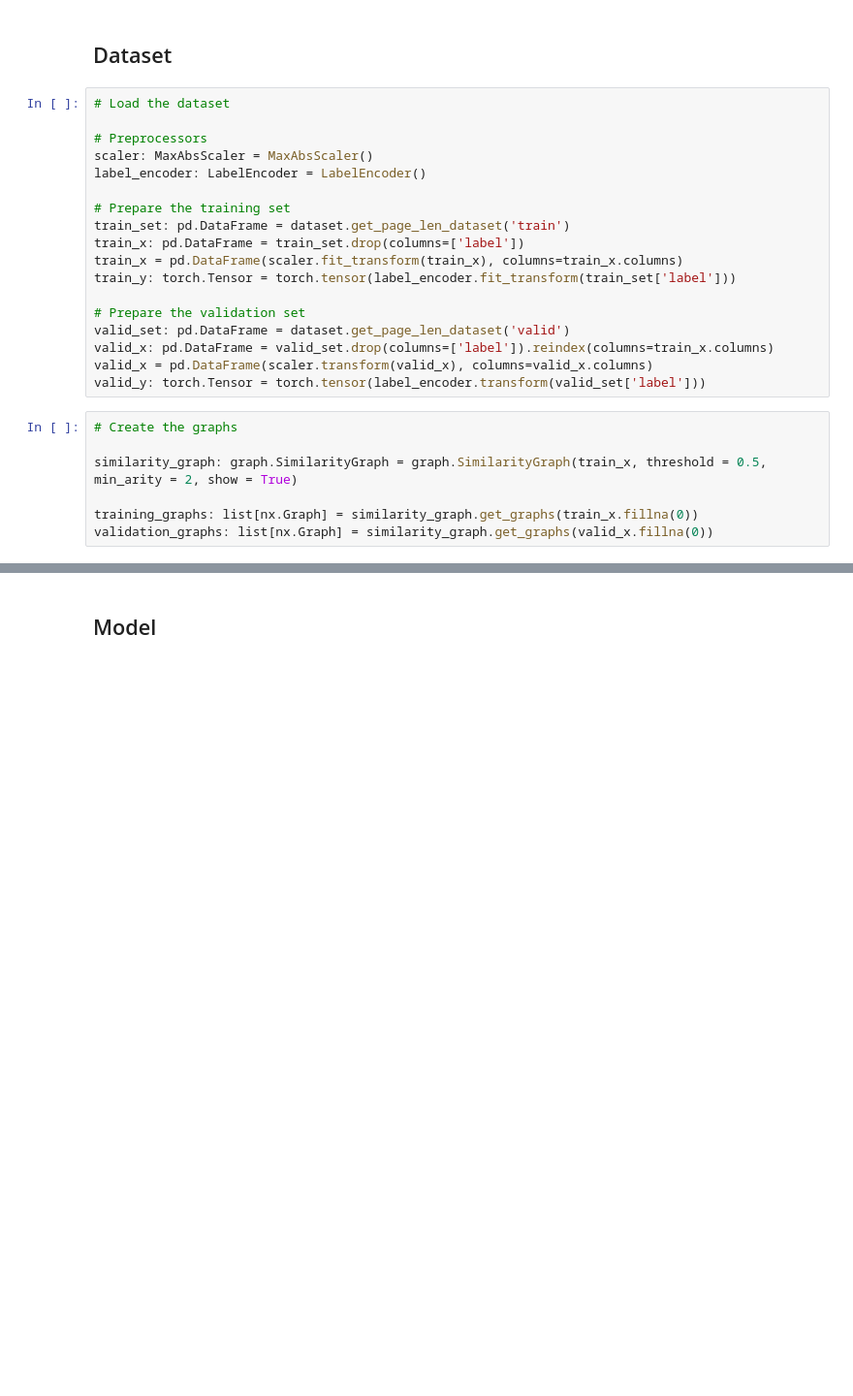
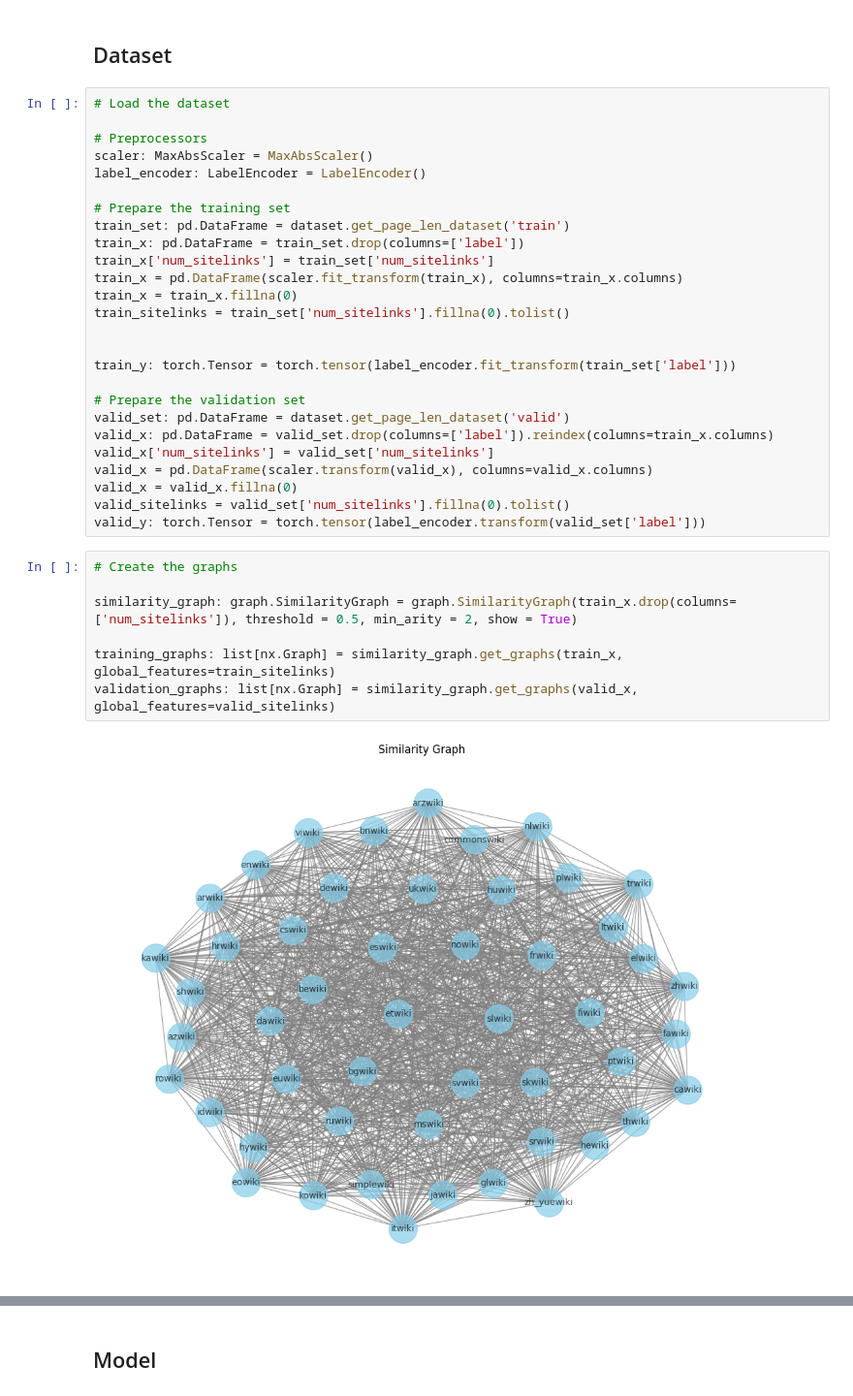
Before and after one commit to Federico010/MNLP, a Jupyter notebook: HW1_MNLP/main.ipynb, the cells around one changed output, grey strips where cells are left out. Shown at 97% size. Cells and saved outputs as stored; diff of their text form; blank space fills up the shorter version.

Commit message:
aggiunta global feature

```diff
--- a/HW1_MNLP/main.ipynb
+++ b/HW1_MNLP/main.ipynb
@@ -34,19 +34,29 @@ label_encoder: LabelEncoder = LabelEncoder()
 # Prepare the training set
 train_set: pd.DataFrame = dataset.get_page_len_dataset('train')
 train_x: pd.DataFrame = train_set.drop(columns=['label'])
+train_x['num_sitelinks'] = train_set['num_sitelinks']
 train_x = pd.DataFrame(scaler.fit_transform(train_x), columns=train_x.columns)
+train_x = train_x.fillna(0)
+train_sitelinks = train_set['num_sitelinks'].fillna(0).tolist()
+
+
 train_y: torch.Tensor = torch.tensor(label_encoder.fit_transform(train_set['label']))
 
 # Prepare the validation set
 valid_set: pd.DataFrame = dataset.get_page_len_dataset('valid')
 valid_x: pd.DataFrame = valid_set.drop(columns=['label']).reindex(columns=train_x.columns)
+valid_x['num_sitelinks'] = valid_set['num_sitelinks']
 valid_x = pd.DataFrame(scaler.transform(valid_x), columns=valid_x.columns)
+valid_x = valid_x.fillna(0)
+valid_sitelinks = valid_set['num_sitelinks'].fillna(0).tolist()
 valid_y: torch.Tensor = torch.tensor(label_encoder.transform(valid_set['label']))
 # %%
 # Create the graphs
 
-similarity_graph: graph.SimilarityGraph = graph.SimilarityGraph(train_x, threshold = 0.5, min_arity = 2, show = True)
+similarity_graph: graph.SimilarityGraph = graph.SimilarityGraph(train_x.drop(columns=['num_sitelinks']), threshold = 0.5, min_arity = 2, show = True)
 
-training_graphs: list[nx.Graph] = similarity_graph.get_graphs(train_x.fillna(0))
-validation_graphs: list[nx.Graph] = similarity_graph.get_graphs(valid_x.fillna(0))
+training_graphs: list[nx.Graph] = similarity_graph.get_graphs(train_x, global_features=train_sitelinks)
+validation_graphs: list[nx.Graph] = similarity_graph.get_graphs(valid_x, global_features=valid_sitelinks)
+# %% [output]
+[figure, added]
 # %%
```
Also changed, not shown: parts of 6 cells of this notebook, 4 other files.
